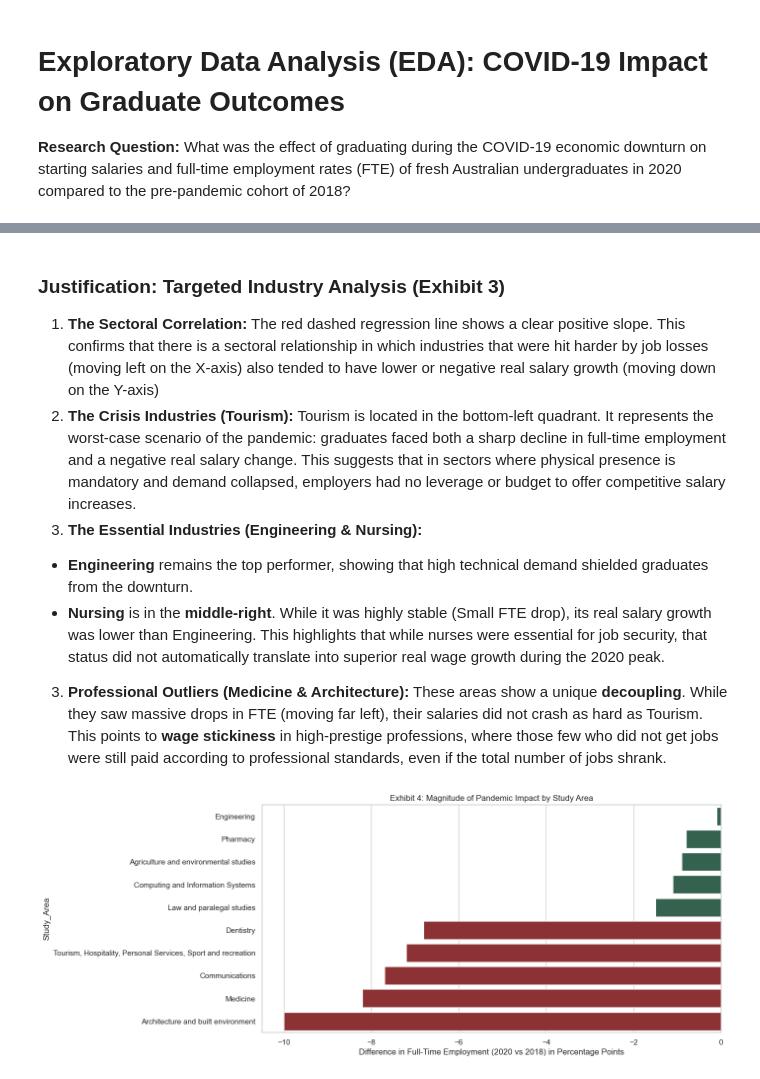
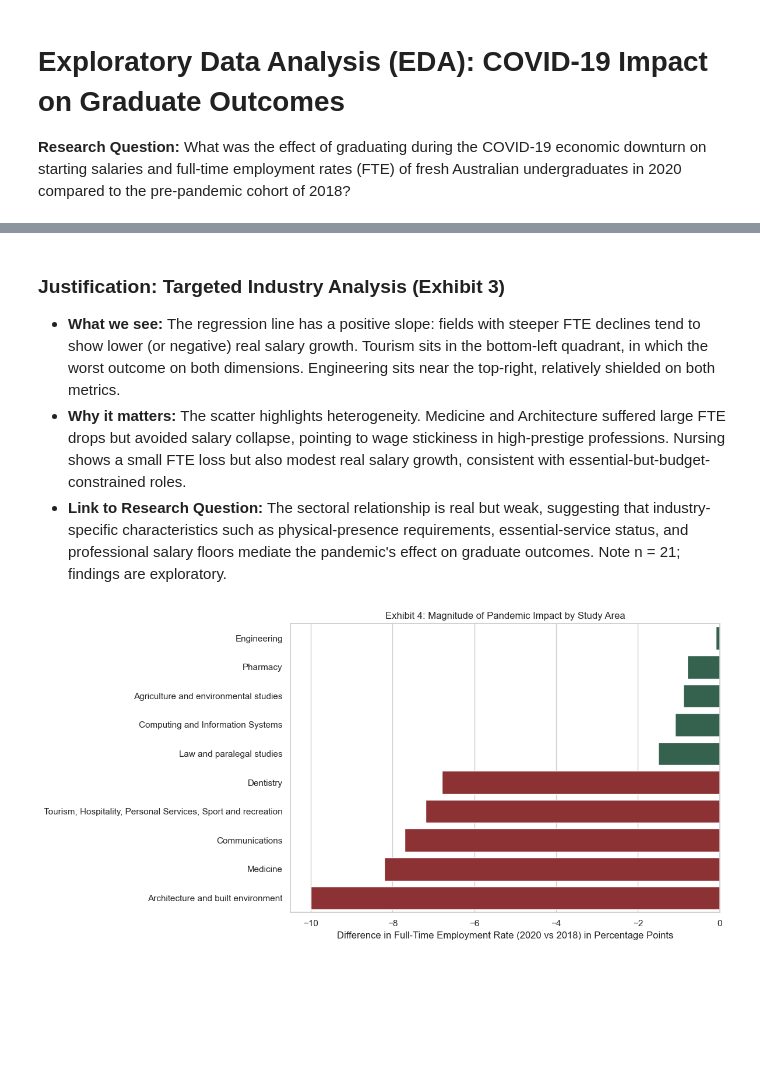
Before and after one commit to atikahtajarimim/ecc3479-project, a Jupyter notebook: code/eda_report.ipynb, the cells around one changed output, grey strips where cells are left out. Saved outputs shown, nothing was run; the diff lists cells and outputs as text; code cells hidden in the pictures; blank space fills up the shorter version.

```diff
--- a/code/eda_report.ipynb
+++ b/code/eda_report.ipynb
@@ -128,23 +219,27 @@ plt.show()
 # %% [markdown]
 ### Justification: Targeted Industry Analysis (Exhibit 3)
-1. **The Sectoral Correlation:** The red dashed regression line shows a clear positive slope. This confirms that there is a sectoral relationship in which industries that were hit harder by job losses (moving left on the X-axis) also tended to have lower or negative real salary growth (moving down on the Y-axis)
-2. **The Crisis Industries (Tourism):** Tourism is located in the bottom-left quadrant. It represents the worst-case scenario of the pandemic: graduates faced both a sharp decline in full-time employment and a negative real salary change. This suggests that in sectors where physical presence is mandatory and demand collapsed, employers had no leverage or budget to offer competitive salary increases.
-3. **The Essential Industries (Engineering & Nursing):**
-* **Engineering** remains the top performer, showing that high technical demand shielded graduates from the downturn.
-* **Nursing** is in the **middle-right**. While it was highly stable (Small FTE drop), its real salary growth was lower than Engineering. This highlights that while nurses were essential for job security, that status did not automatically translate into superior real wage growth during the 2020 peak.
-3. **Professional Outliers (Medicine & Architecture):** These areas show a unique **decoupling**. While they saw massive drops in FTE (moving far left), their salaries did not crash as hard as Tourism. This points to **wage stickiness** in high-prestige professions, where those few who did not get jobs were still paid according to professional standards, even if the total number of jobs shrank.
+* **What we see:** The regression line has a positive slope: fields with steeper FTE declines tend to show lower (or negative) real salary growth. Tourism sits in the bottom-left quadrant, in which the worst outcome on both dimensions. Engineering sits near the top-right, relatively shielded on both metrics.
+* **Why it matters:** The scatter highlights heterogeneity. Medicine and Architecture suffered large FTE drops but avoided salary collapse, pointing to wage stickiness in high-prestige professions. Nursing shows a small FTE loss but also modest real salary growth, consistent with essential-but-budget-constrained roles.
+* **Link to Research Question:** The sectoral relationship is real but weak, suggesting that industry-specific characteristics such as physical-presence requirements, essential-service status, and professional salary floors mediate the pandemic's effect on graduate outcomes. Note n = 21; findings are exploratory.
 # %%
-# 4. Focus on 2018-2020 Difference
+# ── Exhibit 4: Top 5 Resilient & Bottom 5 Most-Affected Study Areas ─────────
 df_sorted = df_analysis.sort_values('FTE_Diff', ascending=False)
 winners_losers = pd.concat([df_sorted.head(5), df_sorted.tail(5)])
 
+# Deterministic bar order and colour mapping
+order = winners_losers['Study_Area'].tolist()
+colors = [COLOR_POS] * 5 + [COLOR_NEG] * 5
+color_map = dict(zip(order, colors))
+
 plt.figure(figsize=(12, 6))
-colors = ['#2d6a4f'] * 5 + ['#9b2226'] * 5
-sns.barplot(data=winners_losers, x='FTE_Diff', y='Study_Area', palette=colors, hue='Study_Area', legend=False)
-plt.title("Exhibit 4: Magnitude of Pandemic Impact by Study Area")
-plt.xlabel("Difference in Full-Time Employment (2020 vs 2018) in Percentage Points")
+sns.barplot(data=winners_losers, x='FTE_Diff', y='Study_Area',
+            order=order, palette=color_map, hue='Study_Area', legend=False)
+plt.title('Exhibit 4: Magnitude of Pandemic Impact by Study Area')
+plt.xlabel('Difference in Full-Time Employment Rate (2020 vs 2018) in Percentage Points')
+plt.ylabel('')
+plt.tight_layout()
 plt.show()
 # %% [output]
-[figure, old version]
+[figure, new version]
 # %% [markdown]
 ### Justification: Who was hit hardest by COVID-19? (Exhibit 4)
```
Also changed, not shown: parts of 14 cells of this notebook, 1 other file.
